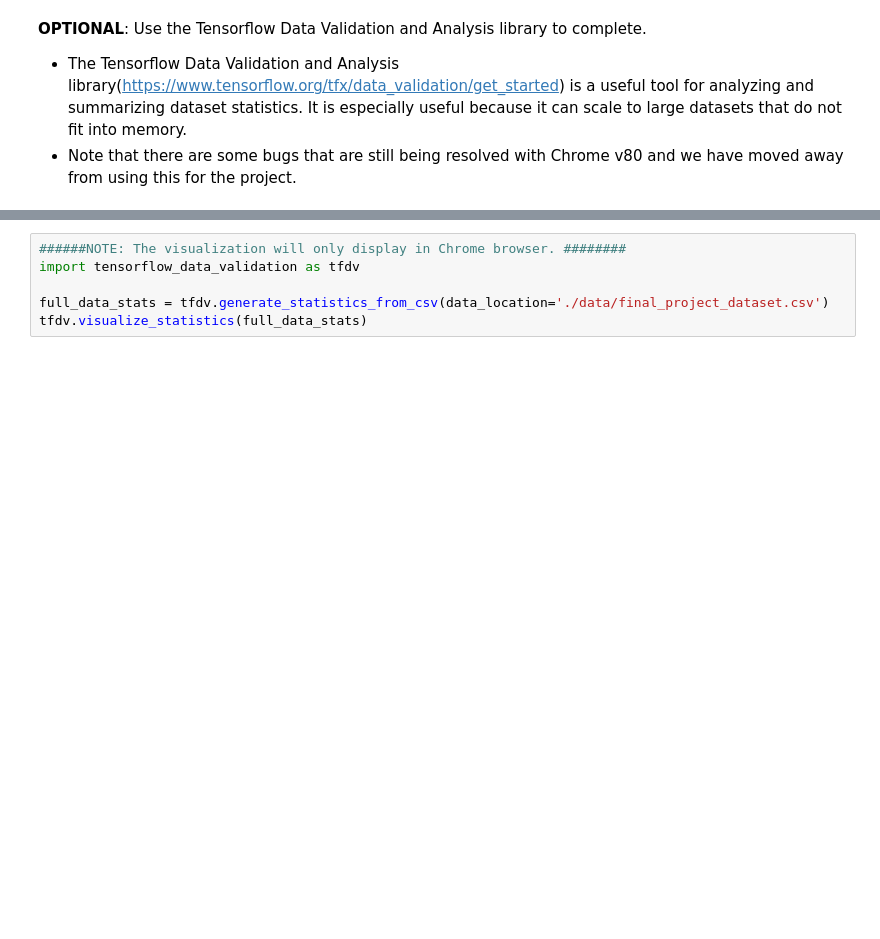
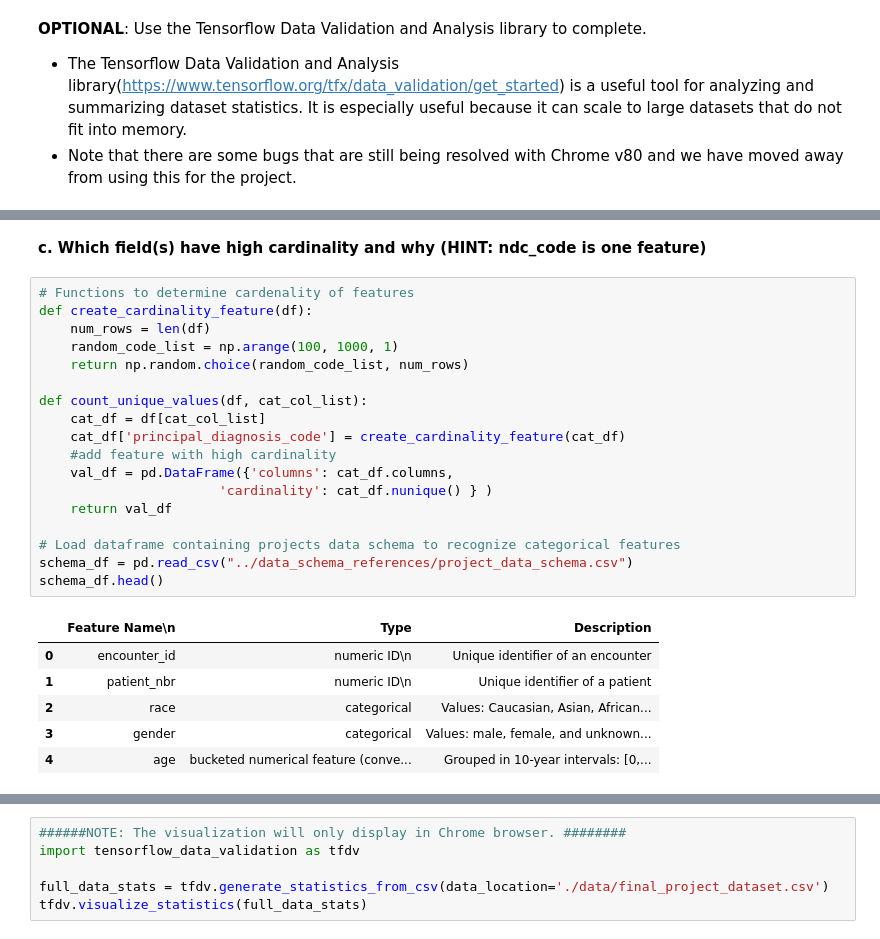
Before and after one commit to pdagger/AI_Healthcare_Projects, a Jupyter notebook: Patient_Selection_for_Diabetes_Drug/starter_code/student_project.ipynb, the cells around one changed output, grey strips where cells are left out. Cells and saved outputs as stored; diff of their text form; blank space fills up the shorter version.

```diff
--- a/Patient_Selection_for_Diabetes_Drug/starter_code/student_project.ipynb
+++ b/Patient_Selection_for_Diabetes_Drug/starter_code/student_project.ipynb
@@ -129,0 +207,27 @@ The length of the dataframe is biger than the number of unique encouter ids. The
+# %% [markdown]
+**c. Which field(s) have high cardinality and why (HINT: ndc_code is one feature)**
+# %%
+# Functions to determine cardenality of features
+def create_cardinality_feature(df):
+    num_rows = len(df)
+    random_code_list = np.arange(100, 1000, 1)
+    return np.random.choice(random_code_list, num_rows)
+
+def count_unique_values(df, cat_col_list):
+    cat_df = df[cat_col_list]
+    cat_df['principal_diagnosis_code'] = create_cardinality_feature(cat_df)
+    #add feature with high cardinality
+    val_df = pd.DataFrame({'columns': cat_df.columns,
+                       'cardinality': cat_df.nunique() } )
+    return val_df
+
+# Load dataframe containing projects data schema to recognize categorical features
+schema_df = pd.read_csv("../data_schema_references/project_data_schema.csv")
+schema_df.head()
+# %% [output]
+|  | Feature Name\n | Type | Description |
+| 0 | encounter_id | numeric ID\n | Unique identifier of an encounter |
+| 1 | patient_nbr | numeric ID\n | Unique identifier of a patient |
+| 2 | race | categorical | Values: Caucasian, Asian, African... |
+| 3 | gender | categorical | Values: male, female, and unknown... |
+| 4 | age | bucketed numerical feature (conve... | Grouped in 10-year intervals: [0,... |
```
Also changed, not shown: parts of 11 cells of this notebook.
